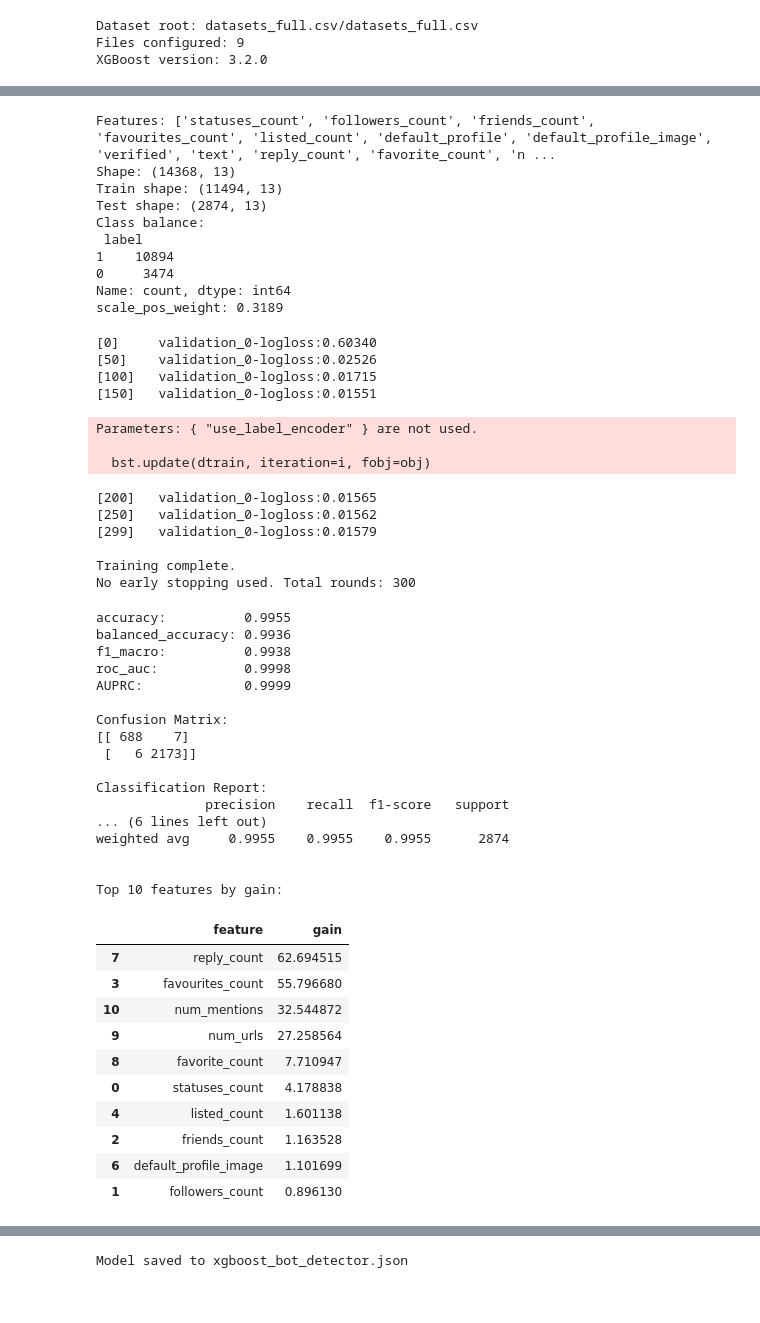
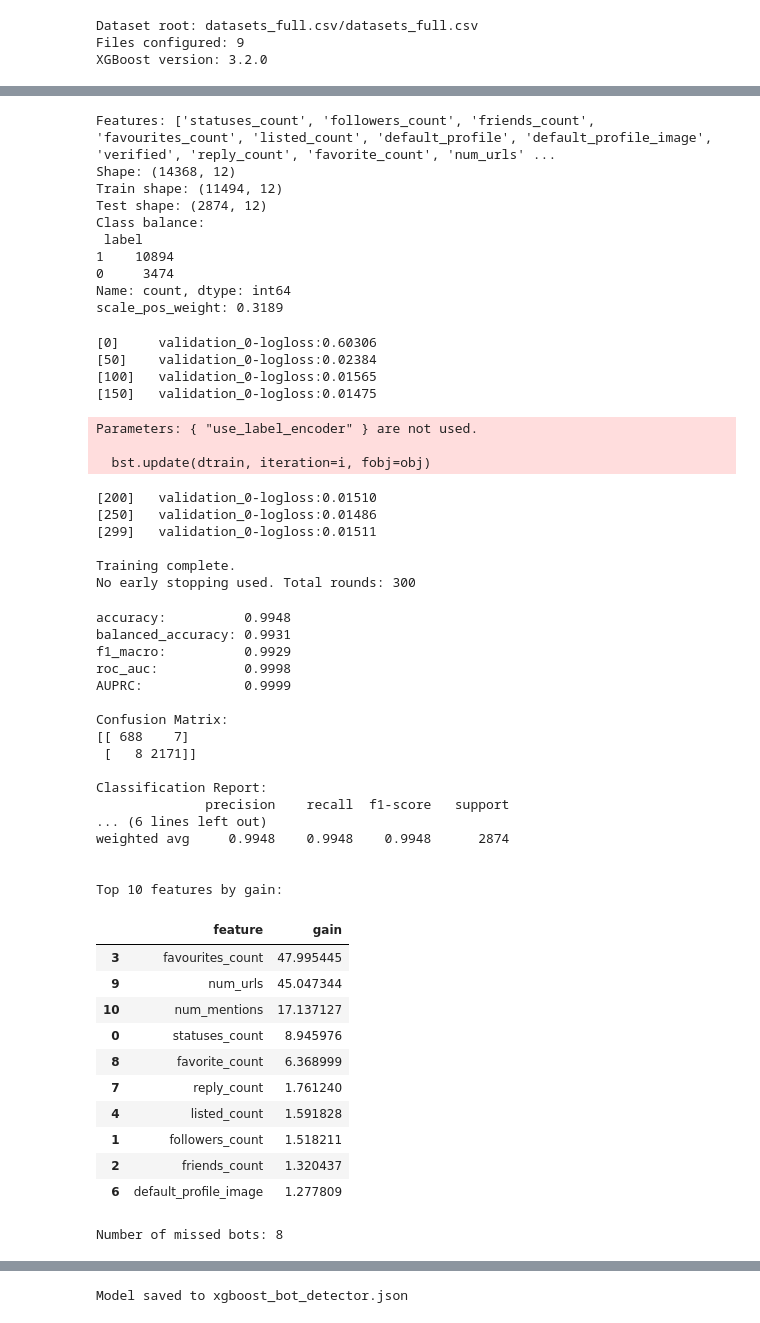
Before and after one commit to katherineesanders/ML-Project, a Jupyter notebook: xgboost_experiments.ipynb, the cells around one changed output, grey strips where cells are left out. Saved outputs shown, nothing was run; the diff lists cells and outputs as text; code cells hidden in the pictures.

```diff
--- a/xgboost_experiments.ipynb
+++ b/xgboost_experiments.ipynb
@@ -44,7 +44,7 @@ USER_FEATURES = [
 ]
 
 TWEET_FEATURES = [
-   "text", "reply_count", "favorite_count", "num_urls", "num_mentions"
+   "reply_count", "favorite_count", "num_urls", "num_mentions"
 ]
 
 XGB_PARAMS = {
@@ -206,10 +206,10 @@ print("Test shape:", X_test.shape)
 print("Class balance:\n", y.value_counts(dropna=False))
 print(f"scale_pos_weight: {scale_pos_weight:.4f}")
 # %% [output]
-Features: ['statuses_count', 'followers_count', 'friends_count', 'favourites_count', 'listed_count', 'default_profile', 'default_profile_image', 'verified', 'text', 'reply_count', 'favorite_count', 'n ...
-Shape: (14368, 13)
-Train shape: (11494, 13)
-Test shape: (2874, 13)
+Features: ['statuses_count', 'followers_count', 'friends_count', 'favourites_count', 'listed_count', 'default_profile', 'default_profile_image', 'verified', 'reply_count', 'favorite_count', 'num_urls' ...
+Shape: (14368, 12)
+Train shape: (11494, 12)
+Test shape: (2874, 12)
 Class balance:
  label
 1    10894
@@ -235,16 +235,16 @@ if hasattr(model, 'best_iteration') and model.best_iteration is not None:
 else:
     print("No early stopping used. Total rounds:", model.n_estimators)
 # %% [output]
-[0]     validation_0-logloss:0.60340
-[50]    validation_0-logloss:0.02526
-[100]   validation_0-logloss:0.01715
-[150]   validation_0-logloss:0.01551
+[0]     validation_0-logloss:0.60306
+[50]    validation_0-logloss:0.02384
+[100]   validation_0-logloss:0.01565
+[150]   validation_0-logloss:0.01475
 Parameters: { "use_label_encoder" } are not used.
 
   bst.update(dtrain, iteration=i, fobj=obj)
-[200]   validation_0-logloss:0.01565
-[250]   validation_0-logloss:0.01562
-[299]   validation_0-logloss:0.01579
+[200]   validation_0-logloss:0.01510
+[250]   validation_0-logloss:0.01486
+[299]   validation_0-logloss:0.01511
 
 Training complete.
 No early stopping used. Total rounds: 300
@@ -259,45 +259,53 @@ print(f"f1_macro:          {f1_score(y_test, pred, average='macro'):.4f}")
 print(f"roc_auc:           {roc_auc_score(y_test, pred_proba):.4f}")
 print(f"AUPRC:             {average_precision_score(y_test, pred_proba):.4f}")
 
 print("\nConfusion Matrix:")
 print(confusion_matrix(y_test, pred))
 print("\nClassification Report:")
 print(classification_report(y_test, pred, digits=4))
 
 importance_df = (
     pd.DataFrame(model.get_booster().get_score(importance_type="gain"), index=["gain"])
     .T.rename_axis("feature").reset_index()
     .sort_values("gain", ascending=False)
 )
 
 print("\nTop 10 features by gain:")
 display(importance_df.head(10))
+
+missed_bots_indices = (y_test == 1) & (pred == 0)
+
+missed_bots_data = X_test[missed_bots_indices]
+
+print(f"Number of missed bots: {len(missed_bots_data)}")
+display(missed_bots_data)
 # %% [output]
-accuracy:          0.9955
-balanced_accuracy: 0.9936
-f1_macro:          0.9938
+accuracy:          0.9948
+balanced_accuracy: 0.9931
+f1_macro:          0.9929
 roc_auc:           0.9998
 AUPRC:             0.9999
 
 Confusion Matrix:
 [[ 688    7]
- [   6 2173]]
+ [   8 2171]]
 
 Classification Report:
               precision    recall  f1-score   support
 ... (6 lines left out)
-weighted avg     0.9955    0.9955    0.9955      2874
+weighted avg     0.9948    0.9948    0.9948      2874
 
 
 Top 10 features by gain:
 |  | feature | gain |
-| 7 | reply_count | 62.694515 |
-| 3 | favourites_count | 55.796680 |
-| 10 | num_mentions | 32.544872 |
-| 9 | num_urls | 27.258564 |
-| 8 | favorite_count | 7.710947 |
-| 0 | statuses_count | 4.178838 |
-| 4 | listed_count | 1.601138 |
-| 2 | friends_count | 1.163528 |
-| 6 | default_profile_image | 1.101699 |
-| 1 | followers_count | 0.896130 |
+| 3 | favourites_count | 47.995445 |
+| 9 | num_urls | 45.047344 |
+| 10 | num_mentions | 17.137127 |
+| 0 | statuses_count | 8.945976 |
+| 8 | favorite_count | 6.368999 |
+| 7 | reply_count | 1.761240 |
+| 4 | listed_count | 1.591828 |
+| 1 | followers_count | 1.518211 |
+| 2 | friends_count | 1.320437 |
+| 6 | default_profile_image | 1.277809 |
+Number of missed bots: 8
```
Also changed, not shown: parts of 4 cells of this notebook, 1 other file.
